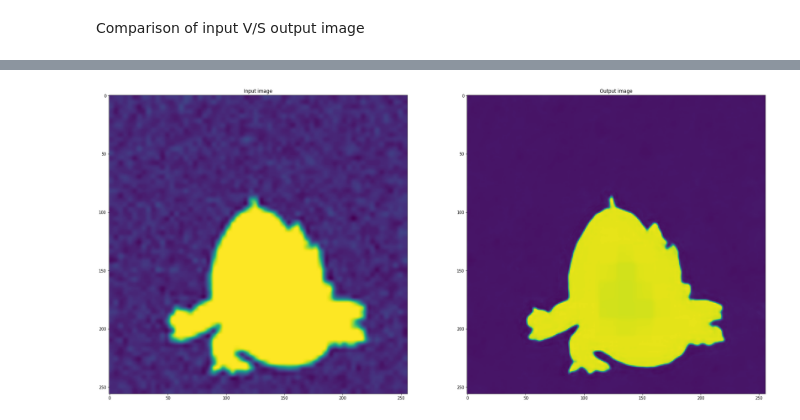
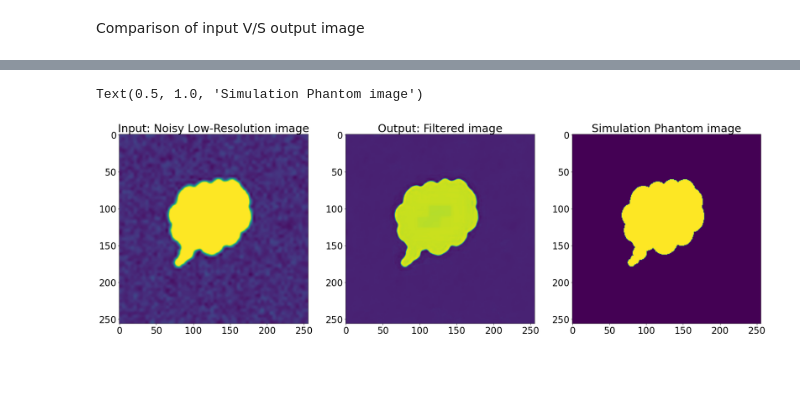
Before and after one commit to Shujaat123/MUSI_Enhancement_TCMR_CNN, a Jupyter notebook: MUSI_Enhancement_TCMR_CNN.ipynb, the cells around one changed output, grey strips where cells are left out. Saved outputs shown, nothing was run; the diff lists cells and outputs as text; code cells hidden in the pictures; blank space fills up the shorter version.

```diff
--- a/MUSI_Enhancement_TCMR_CNN.ipynb
+++ b/MUSI_Enhancement_TCMR_CNN.ipynb
@@ -32,17 +34,3 @@ model = load_model('model_weights.h5')
 # plot_model(model, to_file='model_plot.png', show_shapes=True, show_layer_names=True) # Uncomment to see model architecture
 # %% [markdown]
 Loading sample input image
-# %%
-input_img_path = 'https://raw.githubusercontent.com/Shujaat123/MUSI_Enhancement_TCMR_CNN/main/simulation1.png'
-input_file = 'input_img.png'
-if (os.path.exists(input_file)):
-  os.remove(input_file)
-  wget.download(input_img_path, input_file)
-else:
-  wget.download(input_img_path, input_file)
-
-input_img = img_to_array(load_img(input_file, color_mode='grayscale'))
-input_img = input_img/255.0
-input_img = np.expand_dims(input_img, axis = 0)
-
-output_img = model.predict(input_img, batch_size = 1)
@@ -51,12 +112,31 @@ output_img = model.predict(input_img, batch_size = 1)
+# %%
+plt.rcParams["figure.figsize"] = (20,20)
+plt.rcParams.update({'font.size': 36})
+plt.figure(1)
+plt.scatter(input_CR,output_CR, s=200)
+plt.plot(input_CR,output_CR, label='Proposed', linewidth=5)
+plt.plot(input_CR,input_CR, label='baseline',  linewidth=5)
+plt.xlabel('INPUT CR')
+plt.ylabel('OUTPUT CR')
+plt.title('Model Contrast Performance Curve')
+plt.legend()
+plt.savefig('model_noise_curve.png',dpi=(300), bbox_inches='tight')
+plt.close()
 # %% [markdown]
 Comparison of input V/S output image
 # %%
+label_img, input_img, output_img = prepare_sample(input_file,noise_level=0.2,blur_level=0.8)
+
 plt.rcParams["figure.figsize"] = (30,30)
-plt.figure(1)
-plt.subplot(1,2,1)
+plt.rcParams.update({'font.size': 24})
+plt.figure(2)
+plt.subplot(1,3,1)
 plt.imshow(input_img.squeeze())
-plt.title('Input image')
-plt.subplot(1,2,2)
+plt.title('Input: Noisy Low-Resolution image')
+plt.subplot(1,3,2)
 plt.imshow(output_img.squeeze())
-plt.title('Output image')
+plt.title('Output: Filtered image')
+plt.subplot(1,3,3)
+plt.imshow(label_img.squeeze())
+plt.title('Simulation Phantom image')
 # %% [output]
@@ -64 +144,2 @@ Text(0.5, 1.0, 'Output image')
+Text(0.5, 1.0, 'Simulation Phantom image')
-[figure, old version]
+[figure, new version]
```
Also changed, not shown: parts of 5 cells of this notebook.
